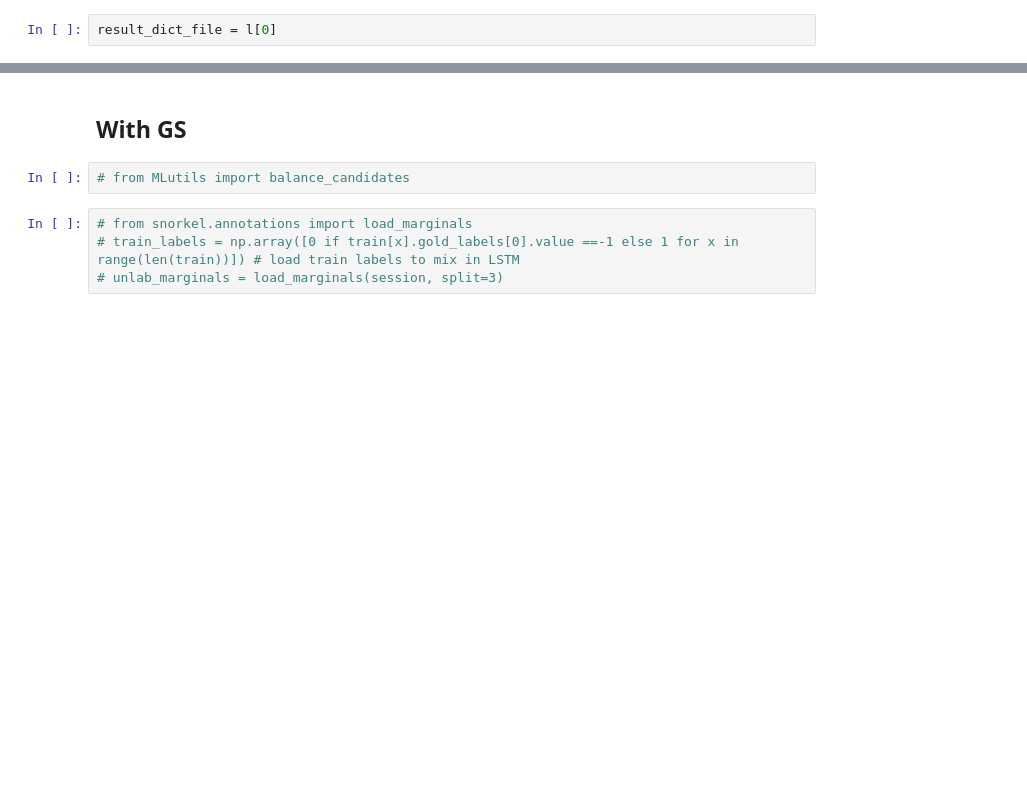
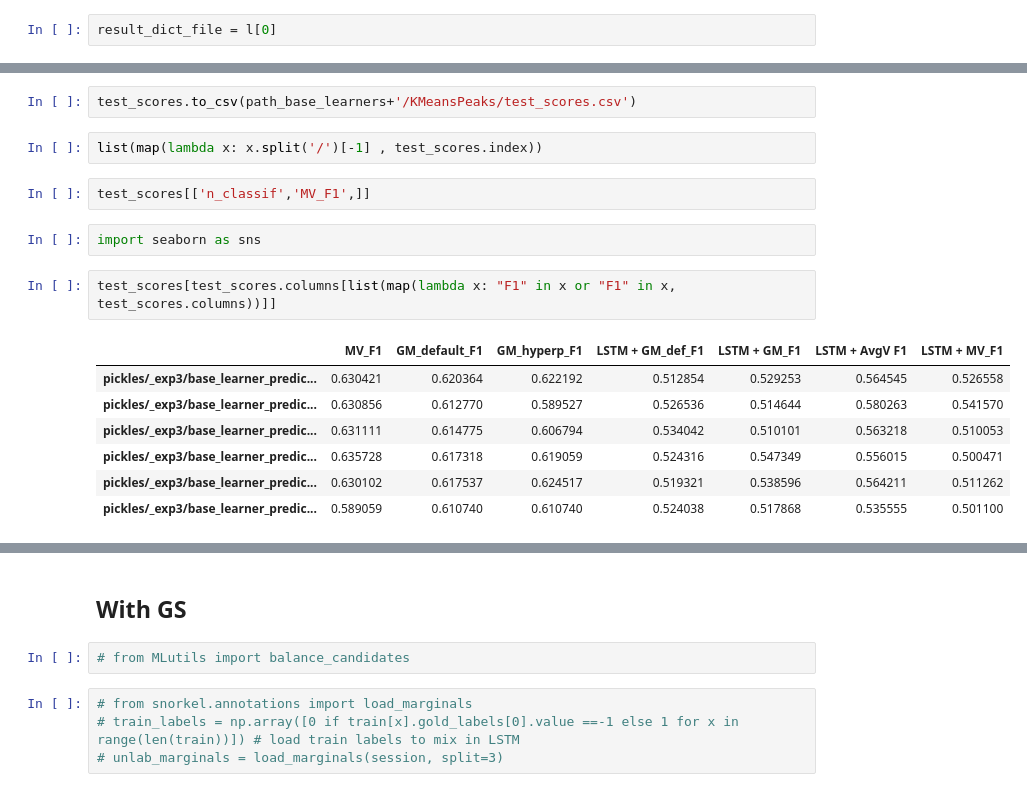
Before and after one commit to littlewine/snorkel-ml, a Jupyter notebook: my-code/benchmarking n_clusters.ipynb, the cells around one changed output, grey strips where cells are left out. Cells and saved outputs as stored; diff of their text form; blank space fills up the shorter version.

```diff
--- a/my-code/benchmarking n_clusters.ipynb
+++ b/my-code/benchmarking n_clusters.ipynb
@@ -239,0 +468,18 @@ Loaded:
+# %%
+test_scores.to_csv(path_base_learners+'/KMeansPeaks/test_scores.csv')
+# %%
+list(map(lambda x: x.split('/')[-1] , test_scores.index))
+# %%
+test_scores[['n_classif','MV_F1',]]
+# %%
+import seaborn as sns
+# %%
+test_scores[test_scores.columns[list(map(lambda x: "F1" in x or "F1" in x, test_scores.columns))]]
+# %% [output]
+|  | MV_F1 | GM_default_F1 | GM_hyperp_F1 | LSTM + GM_def_F1 | LSTM + GM_F1 | LSTM + AvgV F1 | LSTM + MV_F1 |
+| pickles/_exp3/base_learner_predic... | 0.630421 | 0.620364 | 0.622192 | 0.512854 | 0.529253 | 0.564545 | 0.526558 |
+| pickles/_exp3/base_learner_predic... | 0.630856 | 0.612770 | 0.589527 | 0.526536 | 0.514644 | 0.580263 | 0.541570 |
+| pickles/_exp3/base_learner_predic... | 0.631111 | 0.614775 | 0.606794 | 0.534042 | 0.510101 | 0.563218 | 0.510053 |
+| pickles/_exp3/base_learner_predic... | 0.635728 | 0.617318 | 0.619059 | 0.524316 | 0.547349 | 0.556015 | 0.500471 |
+| pickles/_exp3/base_learner_predic... | 0.630102 | 0.617537 | 0.624517 | 0.519321 | 0.538596 | 0.564211 | 0.511262 |
+| pickles/_exp3/base_learner_predic... | 0.589059 | 0.610740 | 0.610740 | 0.524038 | 0.517868 | 0.535555 | 0.501100 |
```
Also changed, not shown: parts of 7 cells of this notebook.
